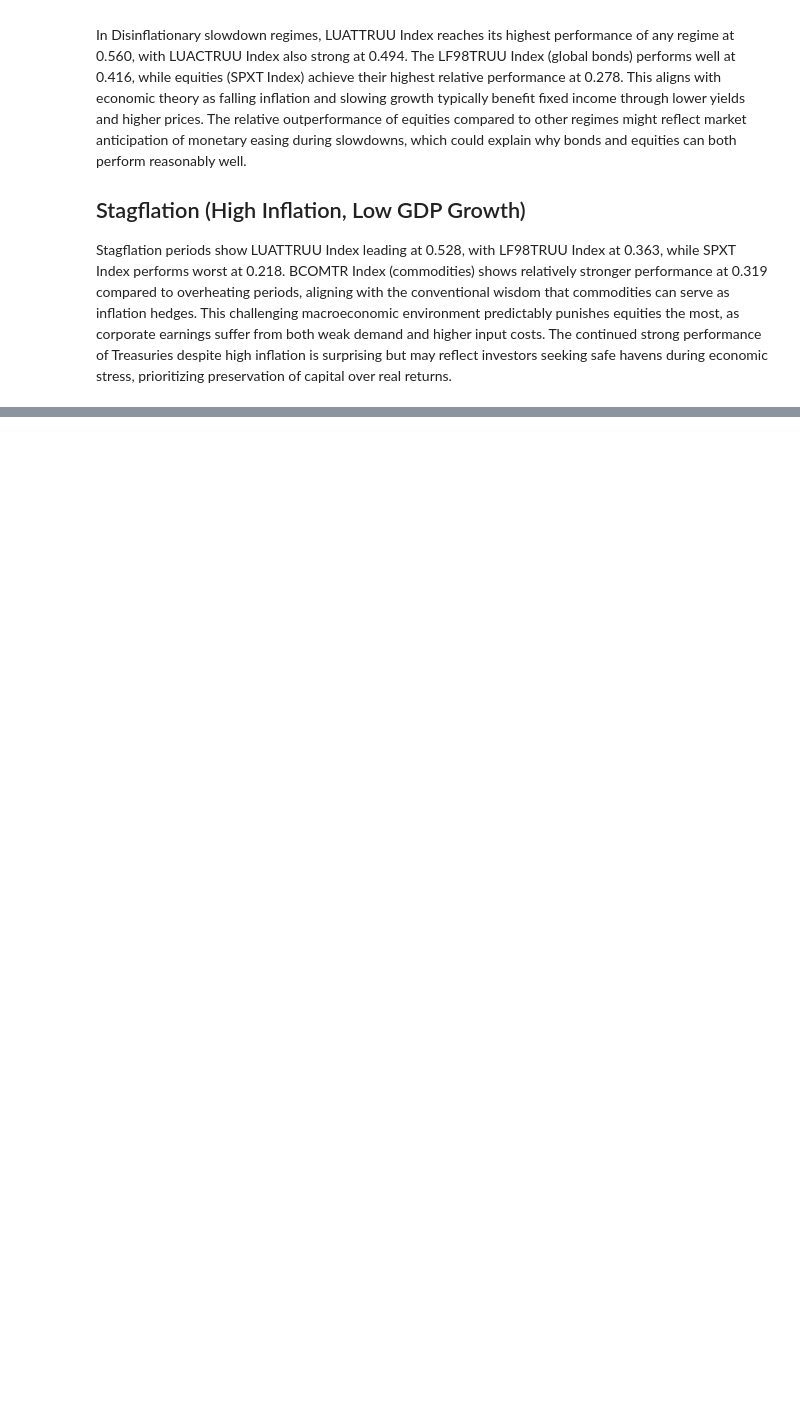
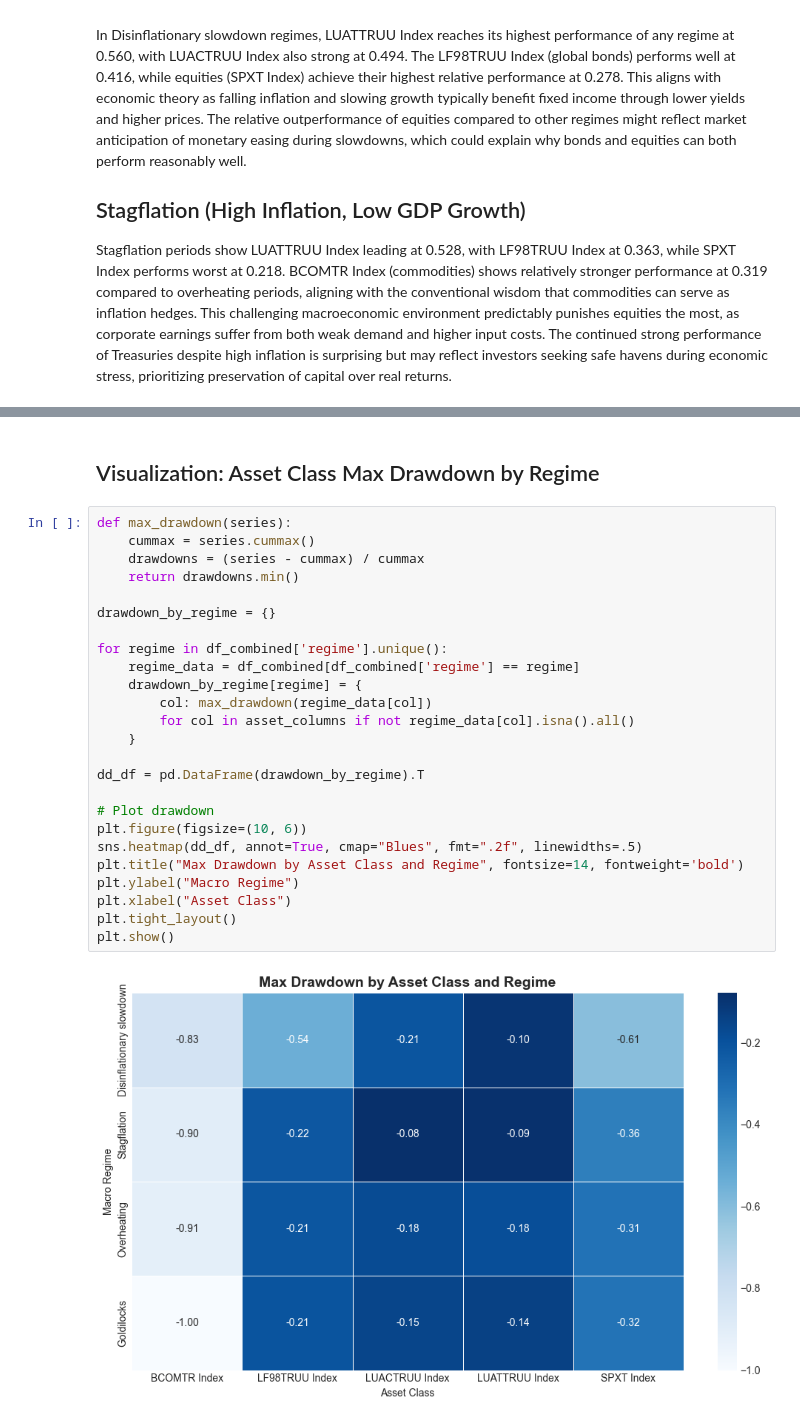
Before and after one commit to SamuelRubidgeUChicago/FINM_35900, a Jupyter notebook: FINM35900_HW2.ipynb, the cells around one changed output, grey strips where cells are left out. Cells and saved outputs as stored; diff of their text form; blank space fills up the shorter version.

```diff
--- a/FINM35900_HW2.ipynb
+++ b/FINM35900_HW2.ipynb
@@ -417,0 +485,29 @@ Stagflation periods show LUATTRUU Index leading at 0.528, with LF98TRUU Index at
+# %% [markdown]
+## Visualization: Asset Class Max Drawdown by Regime
+# %%
+def max_drawdown(series):
+    cummax = series.cummax()
+    drawdowns = (series - cummax) / cummax
+    return drawdowns.min()
+
+drawdown_by_regime = {}
+
+for regime in df_combined['regime'].unique():
+    regime_data = df_combined[df_combined['regime'] == regime]
+    drawdown_by_regime[regime] = {
+        col: max_drawdown(regime_data[col])
+        for col in asset_columns if not regime_data[col].isna().all()
+    }
+
+dd_df = pd.DataFrame(drawdown_by_regime).T
+
+# Plot drawdown
+plt.figure(figsize=(10, 6))
+sns.heatmap(dd_df, annot=True, cmap="Blues", fmt=".2f", linewidths=.5)
+plt.title("Max Drawdown by Asset Class and Regime", fontsize=14, fontweight='bold')
+plt.ylabel("Macro Regime")
+plt.xlabel("Asset Class")
+plt.tight_layout()
+plt.show()
+# %% [output]
+[figure, added]
```
Also changed, not shown: parts of 7 cells of this notebook.
